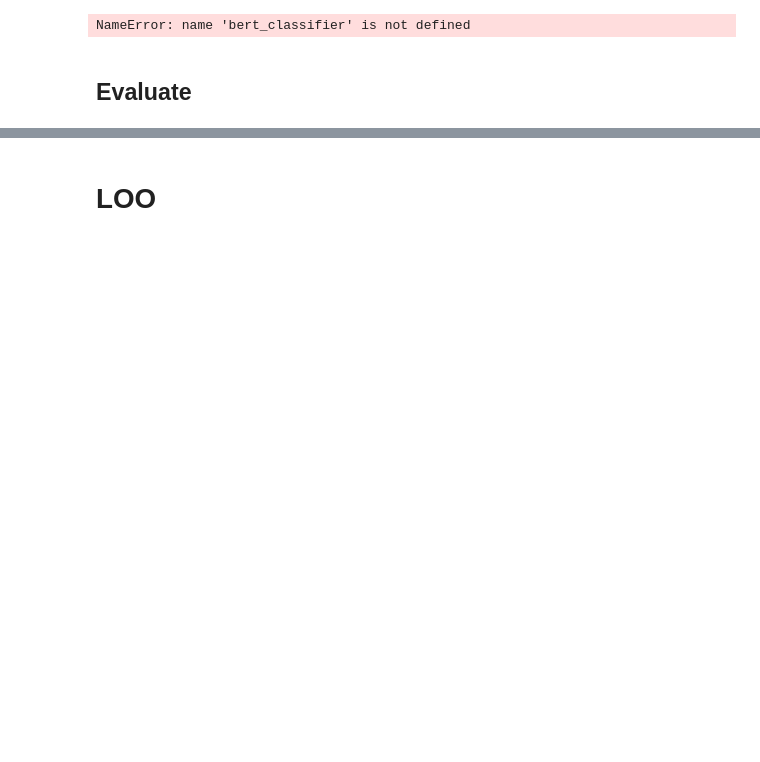
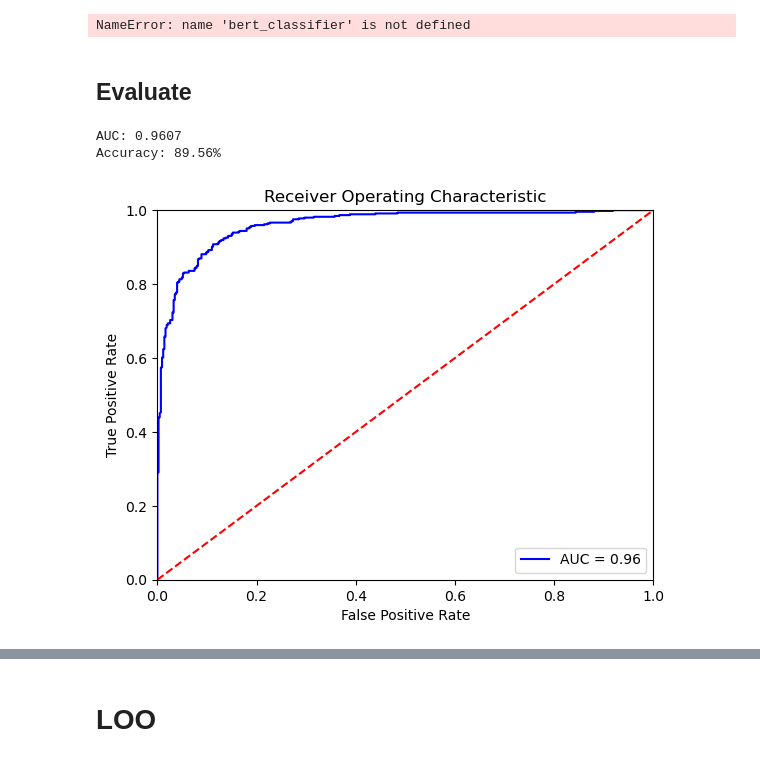
Before and after one commit to patcao/sentiment-influence-function, a Jupyter notebook: BertSequenceBaseline.ipynb, the cells around one changed output, grey strips where cells are left out. Drawn from its saved outputs; the diff is of its cells as text; code cells hidden in the pictures; blank space fills up the shorter version.

```diff
--- a/BertSequenceBaseline.ipynb
+++ b/BertSequenceBaseline.ipynb
@@ -241,12 +311,16 @@ NameError: name 'bert_classifier' is not defined
 # %%
 from src.BertClassifier import bert_predict
 from src.utils import evaluate_roc
 
 # Compute predicted probabilities on the test set
-probs = bert_predict(bert_classifier, test_dataloader, device)
+probs = bert_predict(model, test_dataloader, device)
 
 # Evaluate the Bert classifier
 # evaluate_roc(probs, y_val[: len(probs)])
 evaluate_roc(probs, test_data.labels.cpu())
+# %% [output]
+AUC: 0.9607
+Accuracy: 89.56%
+[figure, added]
 # %%
 # Compute predicted probabilities on the validation set
```
Also changed, not shown: parts of 10 cells of this notebook, 11 other files.
